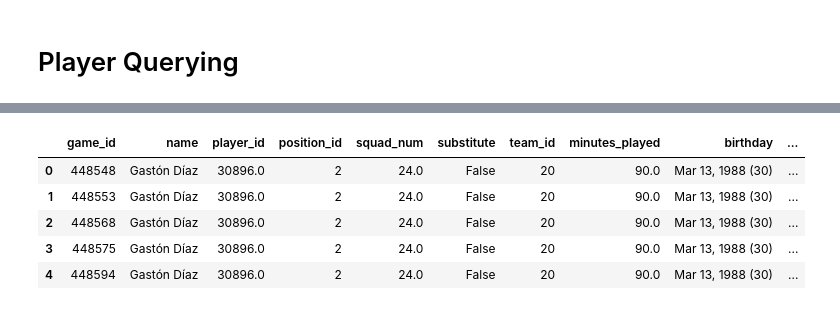
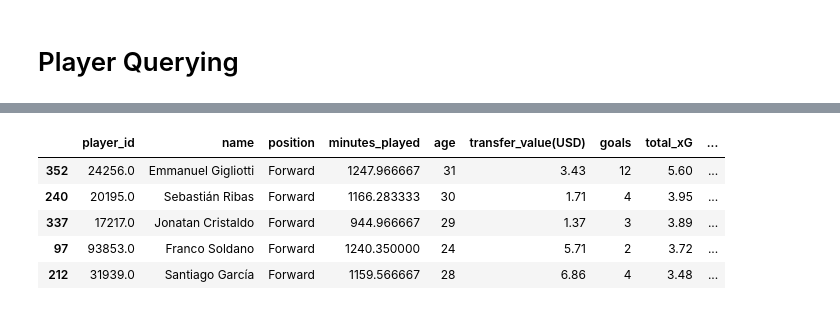
Before and after one commit to d-v-dlee/super_liga_xg, a Jupyter notebook: src/_redone.ipynb, the cells around one changed output, grey strips where cells are left out. Cells and saved outputs as stored; diff of their text form; code cells hidden in the pictures.

```diff
--- a/src/_redone.ipynb
+++ b/src/_redone.ipynb
@@ -373,3 +351,5 @@ player_df.drop(columns=['_id', 'club_brev'], inplace=True)
+# %%
+player_df = pdc.create_player_df()
 # %%
 player_df.head()
 # %% [output]
@@ -403,0 +369,2 @@ final_df = pd.merge(player_df, total_df, on=['player_id'])
+# %%
+fd = FinalDataframe(player_df, total_df)
@@ -422,0 +382,2 @@ final_sub = final_df[['name', 'minutes_played', 'age', 'transfer_value(USD)', 'g
+# %%
+stats_df = fd.additional_stats()
@@ -424,0 +398,2 @@ final_sub = final_df[['name', 'minutes_played', 'age', 'transfer_value(USD)', 'g
+# %%
+top_20_xg = stats_df.sort_values('total_xG', ascending=False).head(20).copy()
@@ -425,9 +420,9 @@ final_sub = final_df[['name', 'minutes_played', 'age', 'transfer_value(USD)', 'g
 # %%
-final_df.head()
+top_20_xg.head()
 # %% [output]
-|  | game_id | name | player_id | position_id | squad_num | substitute | team_id | minutes_played | birthday | ... |
-| 0 | 448548 | Gastón Díaz | 30896.0 | 2 | 24.0 | False | 20 | 90.0 | Mar 13, 1988 (30) | ... |
-| 1 | 448553 | Gastón Díaz | 30896.0 | 2 | 24.0 | False | 20 | 90.0 | Mar 13, 1988 (30) | ... |
-| 2 | 448568 | Gastón Díaz | 30896.0 | 2 | 24.0 | False | 20 | 90.0 | Mar 13, 1988 (30) | ... |
-| 3 | 448575 | Gastón Díaz | 30896.0 | 2 | 24.0 | False | 20 | 90.0 | Mar 13, 1988 (30) | ... |
-| 4 | 448594 | Gastón Díaz | 30896.0 | 2 | 24.0 | False | 20 | 90.0 | Mar 13, 1988 (30) | ... |
+|  | player_id | name | position | minutes_played | age | transfer_value(USD) | goals | total_xG | ... |
+| 352 | 24256.0 | Emmanuel Gigliotti | Forward | 1247.966667 | 31 | 3.43 | 12 | 5.60 | ... |
+| 240 | 20195.0 | Sebastián Ribas | Forward | 1166.283333 | 30 | 1.71 | 4 | 3.95 | ... |
+| 337 | 17217.0 | Jonatan Cristaldo | Forward | 944.966667 | 29 | 1.37 | 3 | 3.89 | ... |
+| 97 | 93853.0 | Franco Soldano | Forward | 1240.350000 | 24 | 5.71 | 2 | 3.72 | ... |
+| 212 | 31939.0 | Santiago García | Forward | 1159.566667 | 28 | 6.86 | 4 | 3.48 | ... |
```
Also changed, not shown: parts of 73 cells of this notebook.
